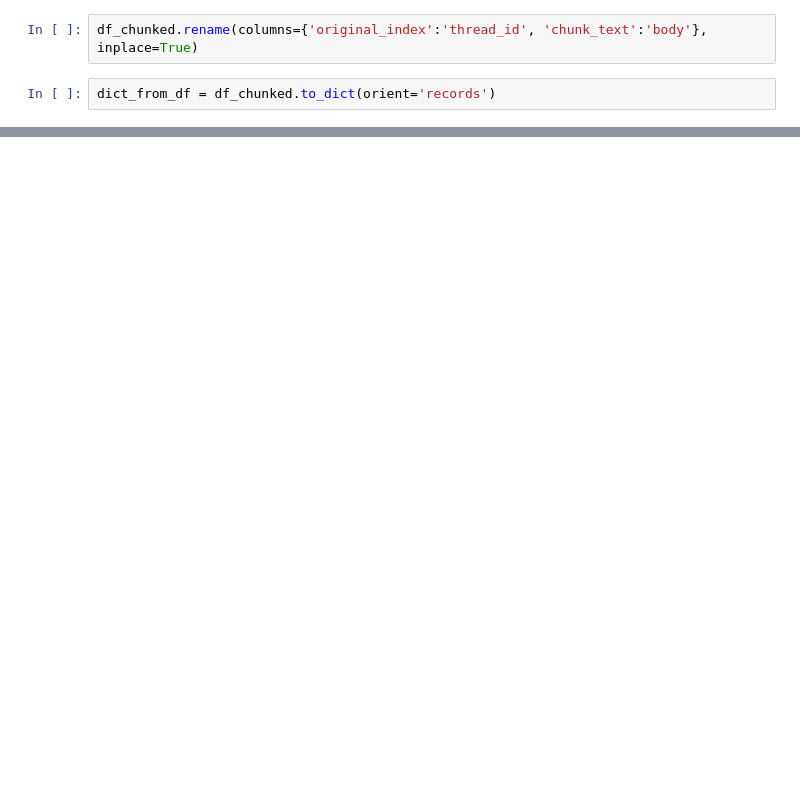
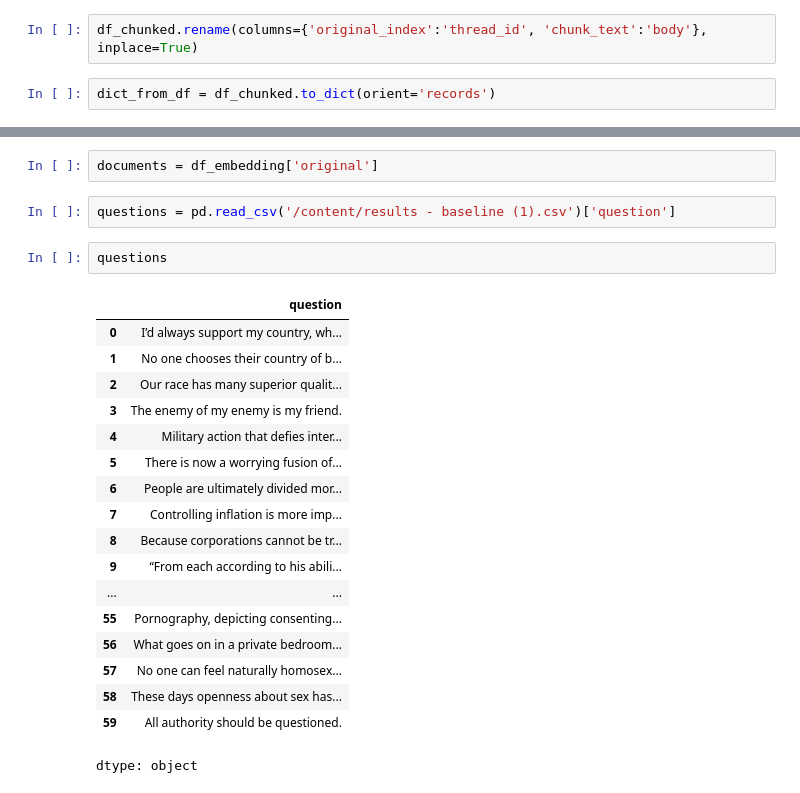
Before and after one commit to indiravats/GPT4Bias-Removal, a Jupyter notebook: mitigation/Rag_Social_ethics.ipynb, the cells around one changed output, grey strips where cells are left out. Saved outputs shown, nothing was run; the diff lists cells and outputs as text; blank space fills up the shorter version.

```diff
--- a/mitigation/Rag_Social_ethics.ipynb
+++ b/mitigation/Rag_Social_ethics.ipynb
@@ -526,0 +419,25 @@ print(df.head())
+# %%
+documents = df_embedding['original']
+# %%
+questions = pd.read_csv('/content/results - baseline (1).csv')['question']
+# %%
+questions
+# %% [output]
+|  | question |
+| 0 | I’d always support my country, wh... |
+| 1 | No one chooses their country of b... |
+| 2 | Our race has many superior qualit... |
+| 3 | The enemy of my enemy is my friend. |
+| 4 | Military action that defies inter... |
+| 5 | There is now a worrying fusion of... |
+| 6 | People are ultimately divided mor... |
+| 7 | Controlling inflation is more imp... |
+| 8 | Because corporations cannot be tr... |
+| 9 | “From each according to his abili... |
+| ... | ... |
+| 55 | Pornography, depicting consenting... |
+| 56 | What goes on in a private bedroom... |
+| 57 | No one can feel naturally homosex... |
+| 58 | These days openness about sex has... |
+| 59 | All authority should be questioned. |
+dtype: object
```
Also changed, not shown: parts of 51 cells of this notebook.
